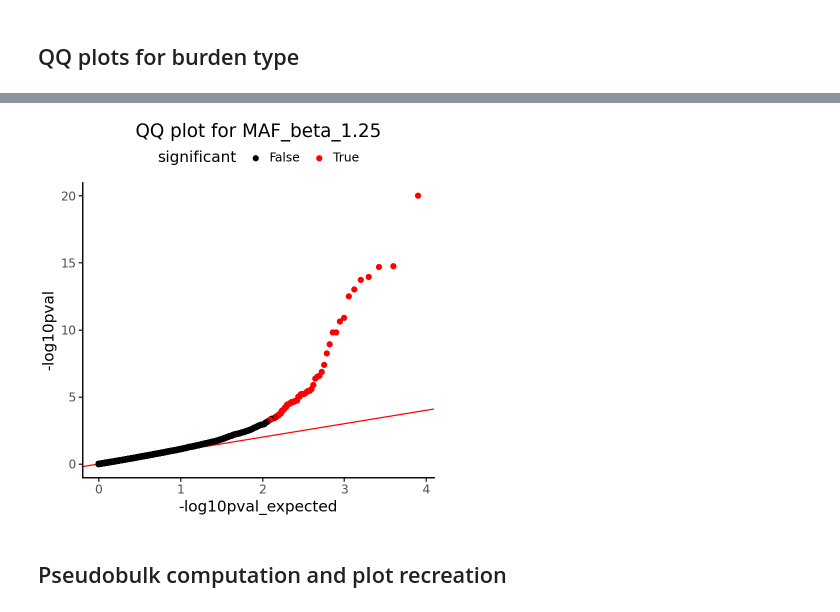
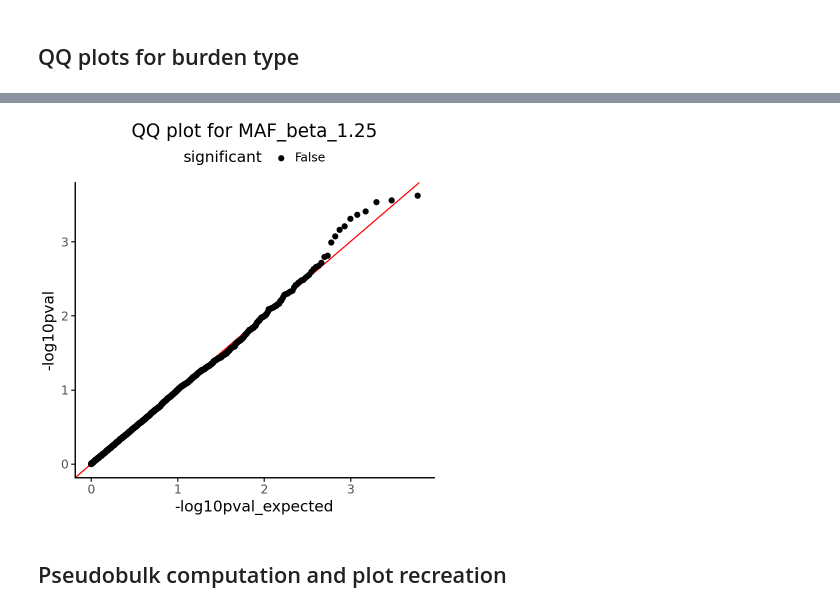
Before and after one commit to theislab/cellink, a Jupyter notebook: docs/notebooks/eval_results_tanja.ipynb, the cells around one changed output, grey strips where cells are left out. Drawn from its saved outputs; the diff is of its cells as text; code cells hidden in the pictures.

Commit message:
beta variability

```diff
--- a/docs/notebooks/eval_results_tanja.ipynb
+++ b/docs/notebooks/eval_results_tanja.ipynb
@@ -445,3 +615,3 @@ QQ_plot_sig_egenes(df_final_ET, "CADD_PHRED")
 # %%
-QQ_plot_sig_egenes(df_final_ET, "MAF_beta_1.25")
+QQ_plot_sig_egenes(df_final_10, "MAF_beta_1.25")
 # %% [output]
@@ -449,4 +619,4 @@ QQ_plot_sig_egenes(df_final_ET, "MAF_beta_1.25")
-[figure, old version]
+[figure, new version]
 # %% [markdown]
 ## Pseudobulk computation and plot recreation
 # %%
```
Also changed, not shown: parts of 33 cells of this notebook, 1 other file.
